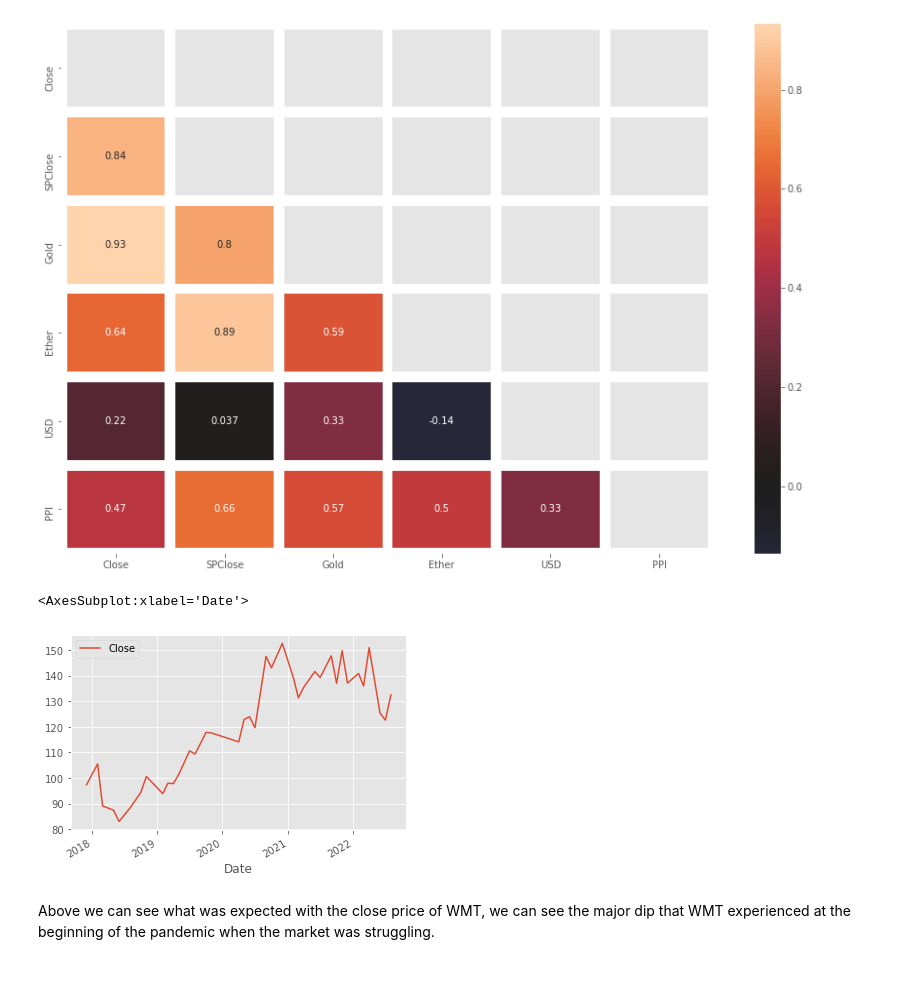
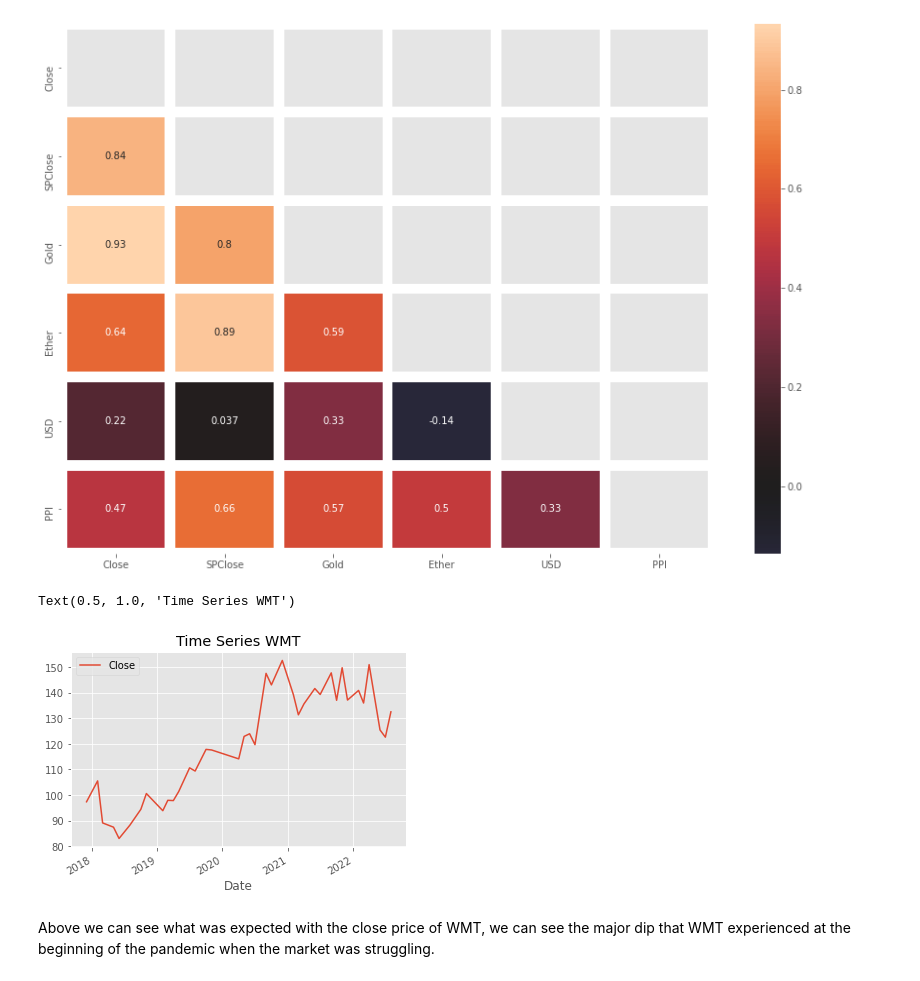
Before and after one commit to ashakeri92/Capstone, a Jupyter notebook: Analysis.ipynb, the cells around one changed output. Saved outputs shown, nothing was run; the diff lists cells and outputs as text; code cells hidden in the pictures.

```diff
--- a/Analysis.ipynb
+++ b/Analysis.ipynb
@@ -537,9 +537,10 @@ sns.heatmap(WMT.corr(),
 [figure]
 # %%
 WMT.plot(x='Date',y='Close')
+plt.title("Time Series WMT")
 # %% [output]
-<AxesSubplot:xlabel='Date'>
+Text(0.5, 1.0, 'Time Series WMT')
-[figure, old version]
+[figure, new version]
 # %% [markdown]
 Above we can see what was expected with the close price of WMT, we can see the major dip that WMT experienced at the beginning of the pandemic when the market was struggling.
 # %% [markdown]
```
Also changed, not shown: parts of 35 cells of this notebook, 31 other files.
